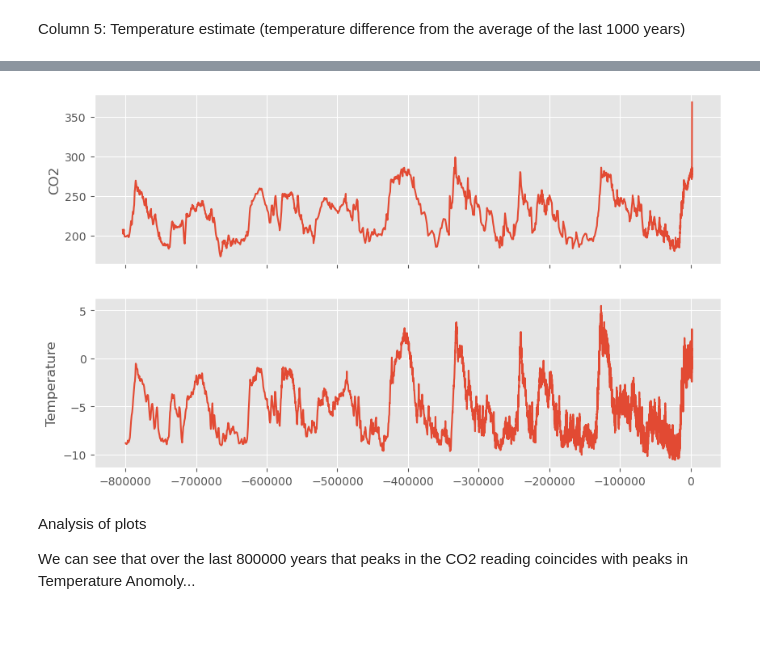
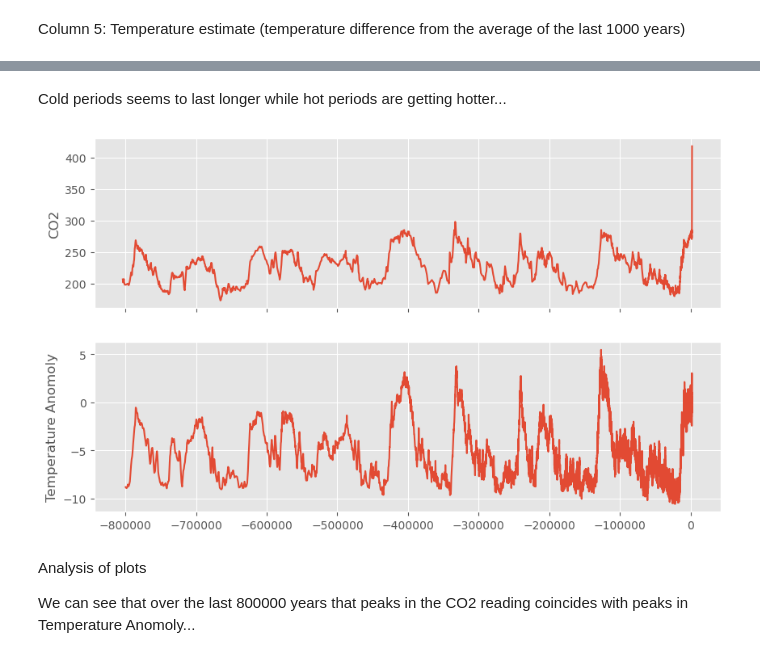
Before and after one commit to PeeBs68/prog_da_project2, a Jupyter notebook: project2.ipynb, the cells around one changed output, grey strips where cells are left out. Drawn from its saved outputs; the diff is of its cells as text; code cells hidden in the pictures; blank space fills up the shorter version.

Commit message:
Importing and combining Temp Anomoly datasets to give data up to 2022

```diff
--- a/project2.ipynb
+++ b/project2.ipynb
@@ -254,0 +181,14 @@ Need to find source, analyse the data and see if consistent with the existing da
+# %%
+# Import Temperature Anomoly data from 2001 to present
+temp2_col_names = ['date', 'Temp']
+temp2_df = pd.read_csv("https://www.ncei.noaa.gov/access/monitoring/climate-at-a-glance/global/time-series/antarctic/land_ocean/12/11/1850-2023/data.csv", skiprows = 5, sep=',', names=temp2_col_names)
+# %%
+# split out required data to combine both datasets
+final_temp1_df = temp1_df[['date', 'Temp']] # -800000 to 2000
+final_temp2_df = temp2_df[['date', 'Temp']].tail(23) # 2001 to 2022
+final_temp2_df['date'] = final_temp2_df['date'].astype(int)
+final_temp2_df = final_temp2_df.sort_values(by=['date'],ascending=False)
+
+# Concatenate the two - https://pandas.pydata.org/docs/user_guide/merging.html
+dfs_to_concat2 = [final_temp2_df, final_temp1_df]
+final_df_2 = pd.concat(dfs_to_concat2, ignore_index = True)
@@ -255,23 +200,21 @@ Need to find source, analyse the data and see if consistent with the existing da
+# %% [markdown]
+Cold periods seems to last longer while hot periods are getting hotter...
 # %%
 # Plot CO2 v Temperature Anomoly
 # Use of ggplot from https://www.geeksforgeeks.org/data-visualization-using-plotnine-and-ggplot2-in-python/
 # and https://notebook.community/CommonClimate/teaching_notebooks/GEOL157L/GEOL157_Lab5_paleclimate_records
 
-#ncei_df.iloc[::-1]
-#new_temp_df.iloc[::-1]
-
 plt.style.use('ggplot')
 fig, ax = plt.subplots(2,sharex=True,figsize=(10,6))
-ax[0].plot(ncei_df['date'],ncei_df['CO2'])
+ax[0].plot(final_co2_df['date'],final_co2_df['CO2'])
 ax[0].set_ylabel(r'CO2')
-#plt.gca().invert_xaxis()
 
-ax[1].plot(temp1_df['date'],temp1_df['Temp'])
-ax[1].set_ylabel(r'Temperature');
+ax[1].plot(final_df_2['date'],final_df_2['Temp'])
+ax[1].set_ylabel(r'Temperature Anomoly');
 #ax[0].set_xlabel('Temp Anomoly')
 #fig.subplots_adjust(hspace=0)
 # %% [output]
-[figure, old version]
+[figure, new version]
 # %% [markdown]
 Analysis of plots
 
```
Also changed, not shown: parts of 13 cells of this notebook, 2 other files.
